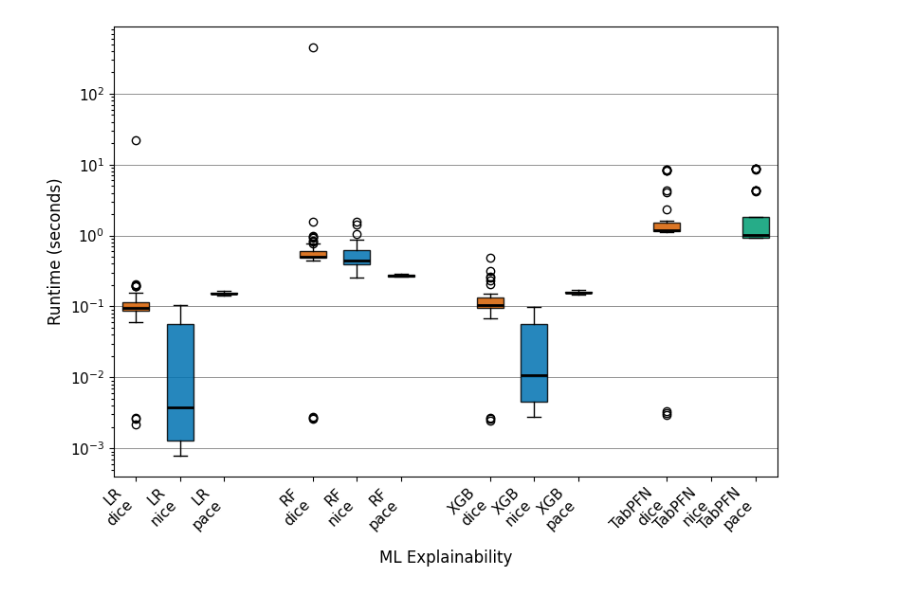
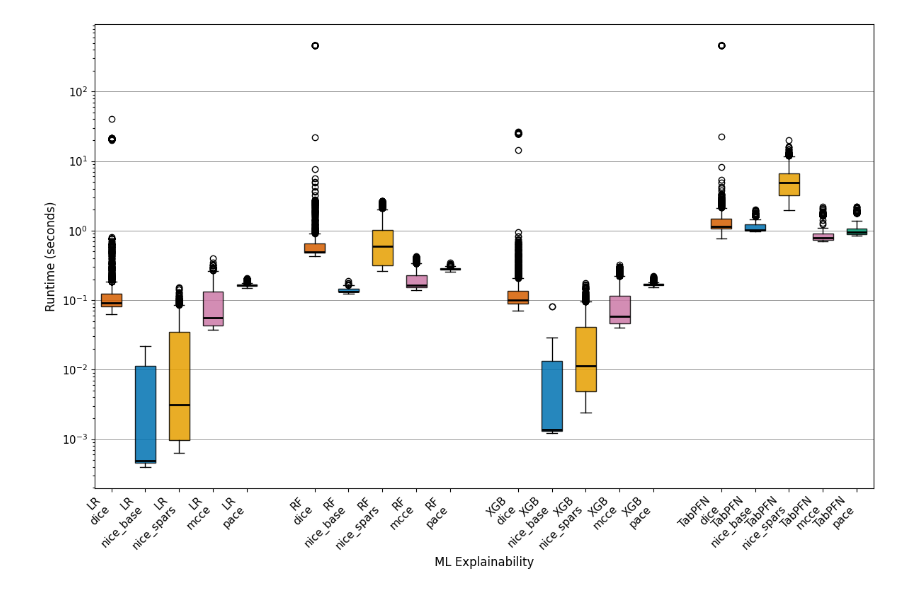
Before and after one commit to leonidaschristodoulou/cf-proposal, a Jupyter notebook: cfprop_plots.ipynb, the cells around one changed output. Saved outputs shown, nothing was run; the diff lists cells and outputs as text; code cells hidden in the pictures.

```diff
--- a/cfprop_plots.ipynb
+++ b/cfprop_plots.ipynb
@@ -15,4 +28,6 @@ from scipy.stats import binomtest
 #df = joblib.load("results_df_all.joblib")
 data_in = "real" # real or mock
 #df = joblib.load("output_"+data_in+"data_times_with_tabpfn.joblib")
-df = joblib.load("output_realdata1.joblib")
+#df = joblib.load("output_mockdata.joblib")
+df = joblib.load("output_realdata.joblib")
+print("Number of", data_in, "datasets:",len(df.dataset.unique()))
@@ -75,13 +92,13 @@ def export_table_to_latex(df: pd.DataFrame, filename: str) -> None:
         f.write(latex_code)
 
     print(f"LaTeX table written to {filename}")
-# %%
-df["method"] = df["method"].replace({"guided": "pace"})
 # %%
 COLORS = {
-    "nice":   "#0072B2",  # blue
+    "nice_base":   "#0072B2",  # blue
+    "nice_spars": "#E69F00",  # orange
     "dice":   "#D55E00",  # vermillion
+    "mcce": "#CC79A7",  # reddish purple
     "pace": "#009E73",  # bluish green  (your method)
 }
-methods  = ["dice", "nice", "pace"]
+methods  = ["dice", "nice_base", "nice_spars", "mcce", "pace"]
 models   = ["LR", "RF", "XGB", "TabPFN"] #sorted(df["model"].unique())
@@ -88,5 +110,5 @@ models   = ["LR", "RF", "XGB", "TabPFN"] #sorted(df["model"].unique())
 # %%
-fig, ax = plt.subplots(figsize=(8,6))
+fig, ax = plt.subplots(figsize=(12,8))
 
 positions = []
 data = []
@@ -122,31 +144,31 @@ for patch, c in zip(bp["boxes"], colors):
     patch.set_alpha(0.85)
 
     ax.set_yscale("log")
 
 # Thicker, darker axes
 for spine in ax.spines.values():
     spine.set_linewidth(0.8)
     spine.set_color("black")
 
 # Labels with larger font
 ax.set_ylabel("Runtime (seconds)", fontsize=12)
 ax.set_xlabel("ML Explainability", fontsize=12)
 
 # Ticks and tick labels
 ax.set_xticks(positions)
 ax.set_xticklabels(labels, rotation=45, ha="right", fontsize=11)
 ax.tick_params(axis='both', which='both', width=0.8, labelsize=11)
 
 # Grid: dark enough, no gray background
 ax.grid(True, axis="y", linewidth=0.5, alpha=0.6, color="black")
 
 # Make sure the figure background is white
 fig.patch.set_facecolor("white")
 ax.set_facecolor("white")
 
 # Tight layout and save
 fig.tight_layout()
 fig.savefig(data_in + "data_times.pdf", format="pdf", dpi=300, bbox_inches="tight")
 fig.show()
 # %% [output]
-[figure, old version]
+[figure, new version]
```
Also changed, not shown: parts of 21 cells of this notebook, 14 other files.
